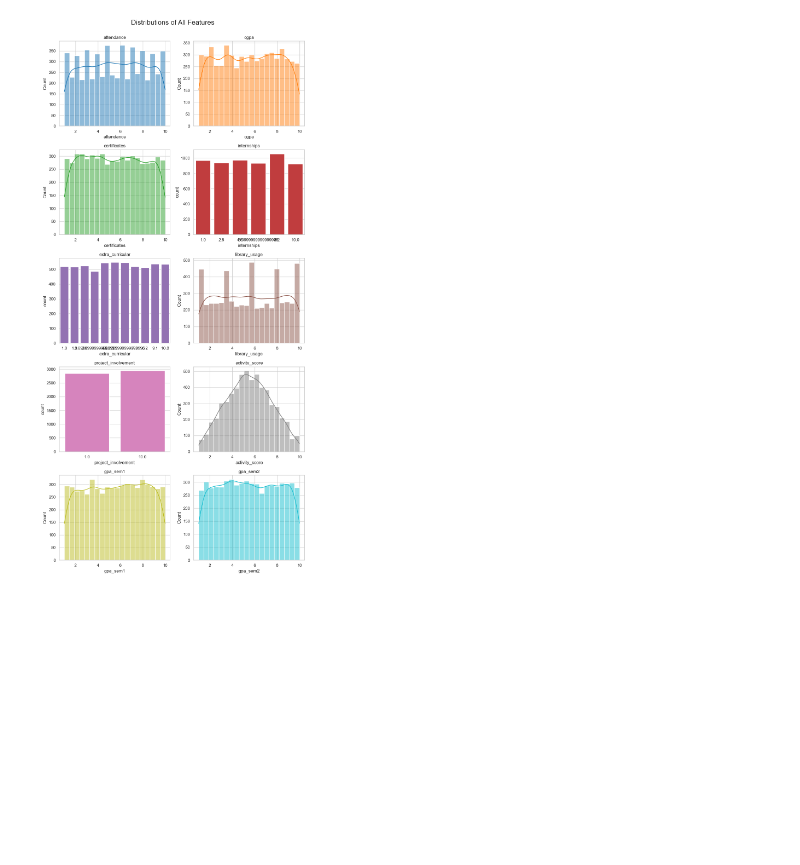
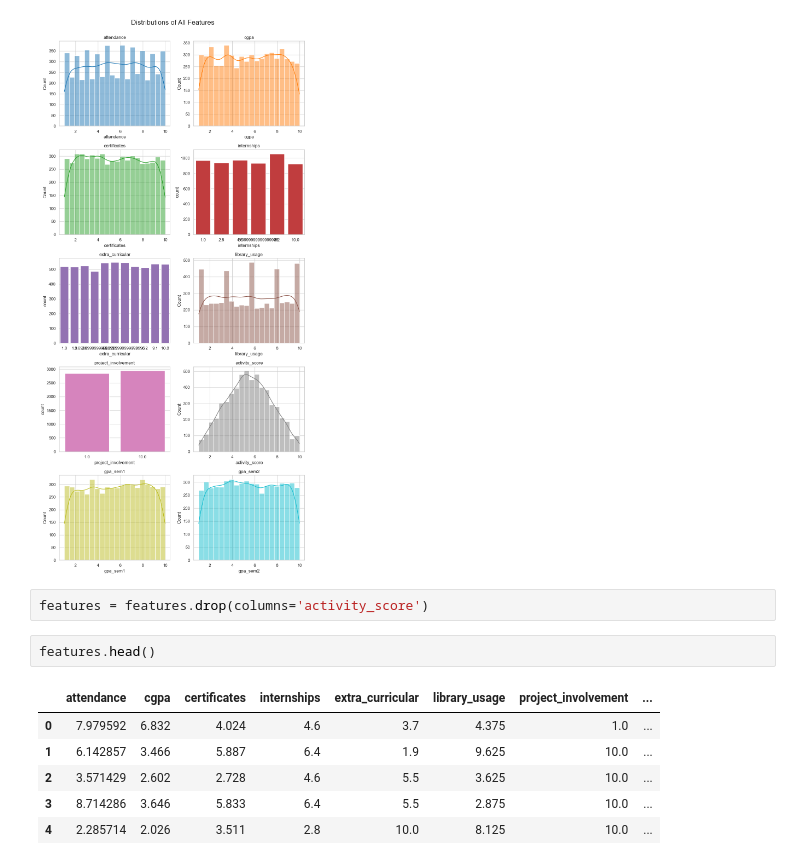
Before and after one commit to KeneanDita/GradeCast, a Jupyter notebook: GradeCast.ipynb, the cells around one changed output. Drawn from its saved outputs; the diff is of its cells as text; blank space fills up the shorter version.

```diff
--- a/GradeCast.ipynb
+++ b/GradeCast.ipynb
@@ -160,3 +160,14 @@ plt.suptitle("Distributions of All Features", fontsize=18, y=1.02)
 plt.show();
 # %% [output]
 [figure]
+# %%
+features = features.drop(columns='activity_score')
+# %%
+features.head()
+# %% [output]
+|  | attendance | cgpa | certificates | internships | extra_curricular | library_usage | project_involvement | ... |
+| 0 | 7.979592 | 6.832 | 4.024 | 4.6 | 3.7 | 4.375 | 1.0 | ... |
+| 1 | 6.142857 | 3.466 | 5.887 | 6.4 | 1.9 | 9.625 | 10.0 | ... |
+| 2 | 3.571429 | 2.602 | 2.728 | 4.6 | 5.5 | 3.625 | 10.0 | ... |
+| 3 | 8.714286 | 3.646 | 5.833 | 6.4 | 5.5 | 2.875 | 10.0 | ... |
+| 4 | 2.285714 | 2.026 | 3.511 | 2.8 | 10.0 | 8.125 | 10.0 | ... |
```
Also changed, not shown: parts of 1 cell of this notebook.
